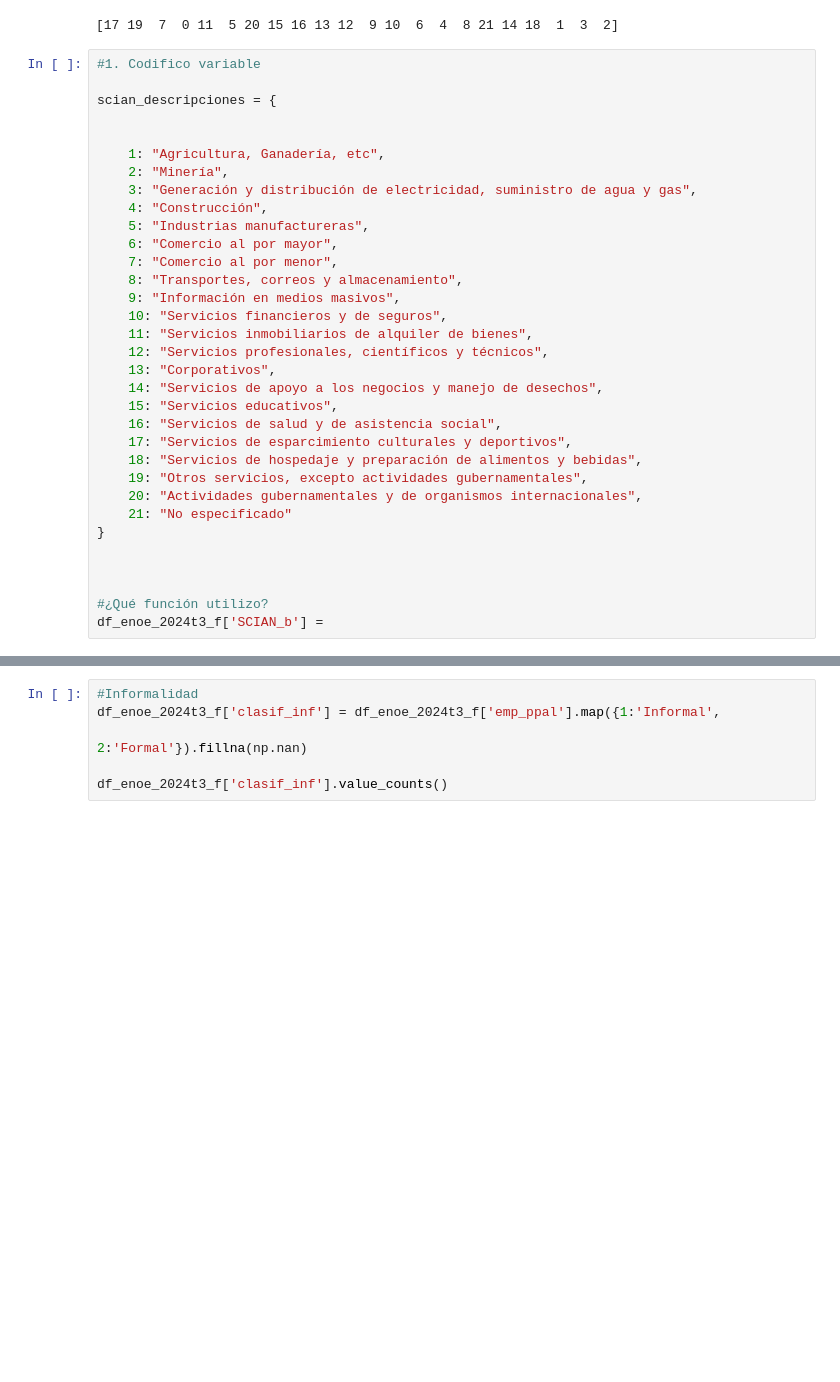
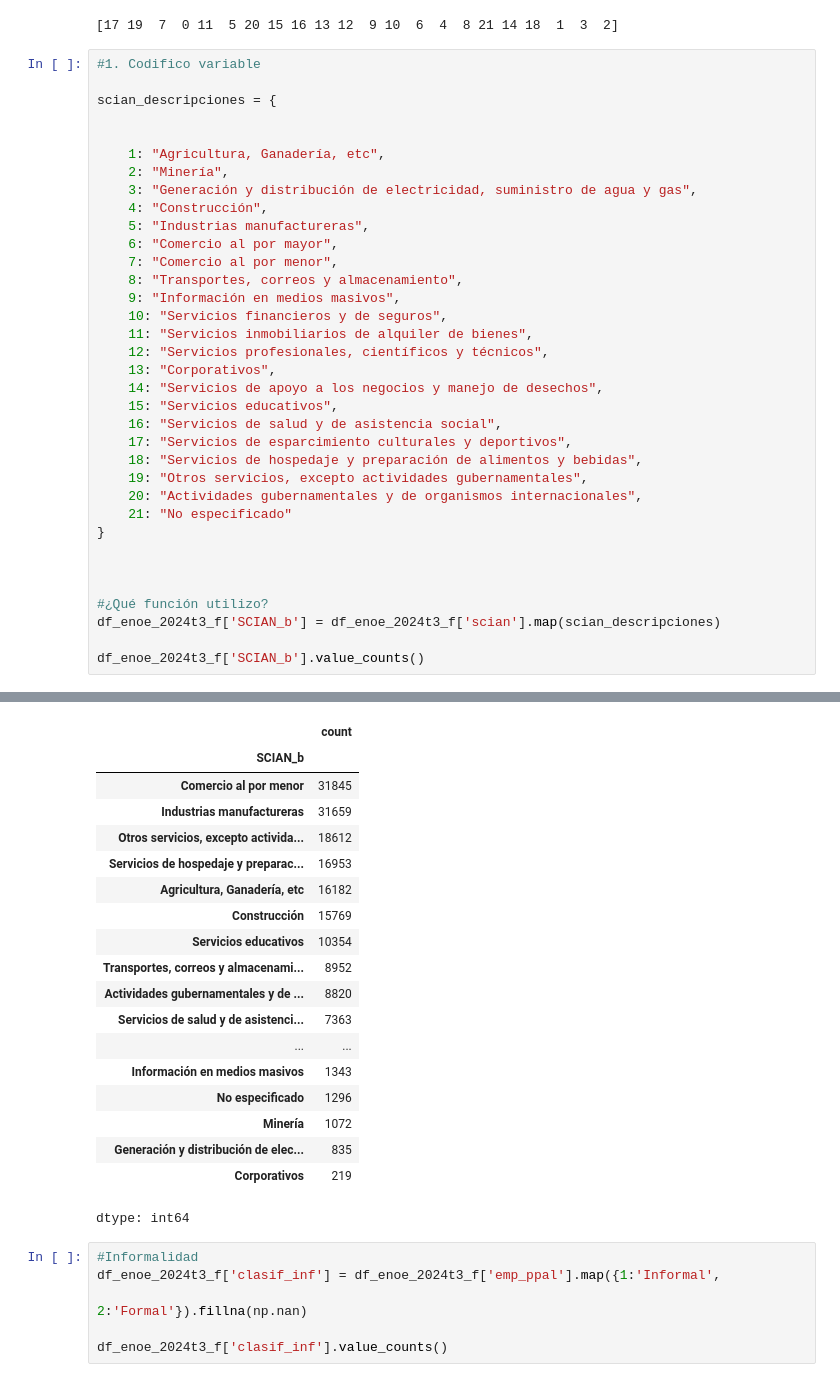
Before and after one commit to DiegoSReco/intro_python_para_economistas, a Jupyter notebook: script_python_5_Analisis_Datos_Pandas_2.ipynb, the cells around one changed output, grey strips where cells are left out. Drawn from its saved outputs; the diff is of its cells as text; blank space fills up the shorter version.

```diff
--- a/script_python_5_Analisis_Datos_Pandas_2.ipynb
+++ b/script_python_5_Analisis_Datos_Pandas_2.ipynb
@@ -2094,4 +2096,7 @@ scian_descripciones = {
 
 
 #¿Qué función utilizo?
-df_enoe_2024t3_f['SCIAN_b'] =
+df_enoe_2024t3_f['SCIAN_b'] = df_enoe_2024t3_f['scian'].map(scian_descripciones)
+
+df_enoe_2024t3_f['SCIAN_b'].value_counts()
+# %% [output]
@@ -2098,3 +2108,22 @@ df_enoe_2024t3_f['SCIAN_b'] =
+|  | count |
+| SCIAN_b |  |
+| Comercio al por menor | 31845 |
+| Industrias manufactureras | 31659 |
+| Otros servicios, excepto activida... | 18612 |
+| Servicios de hospedaje y preparac... | 16953 |
+| Agricultura, Ganadería, etc | 16182 |
+| Construcción | 15769 |
+| Servicios educativos | 10354 |
+| Transportes, correos y almacenami... | 8952 |
+| Actividades gubernamentales y de ... | 8820 |
+| Servicios de salud y de asistenci... | 7363 |
+| ... | ... |
+| Información en medios masivos | 1343 |
+| No especificado | 1296 |
+| Minería | 1072 |
+| Generación y distribución de elec... | 835 |
+| Corporativos | 219 |
+dtype: int64
 # %%
 #Informalidad
 df_enoe_2024t3_f['clasif_inf'] = df_enoe_2024t3_f['emp_ppal'].map({1:'Informal',
```
Also changed, not shown: parts of 6 cells of this notebook.
